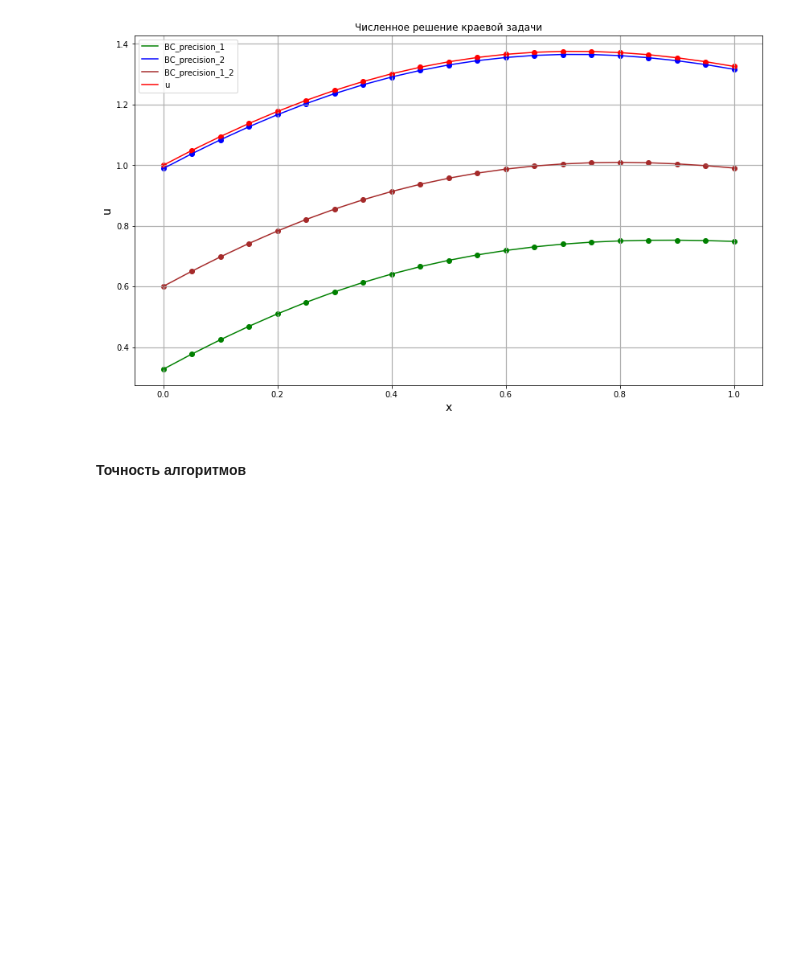
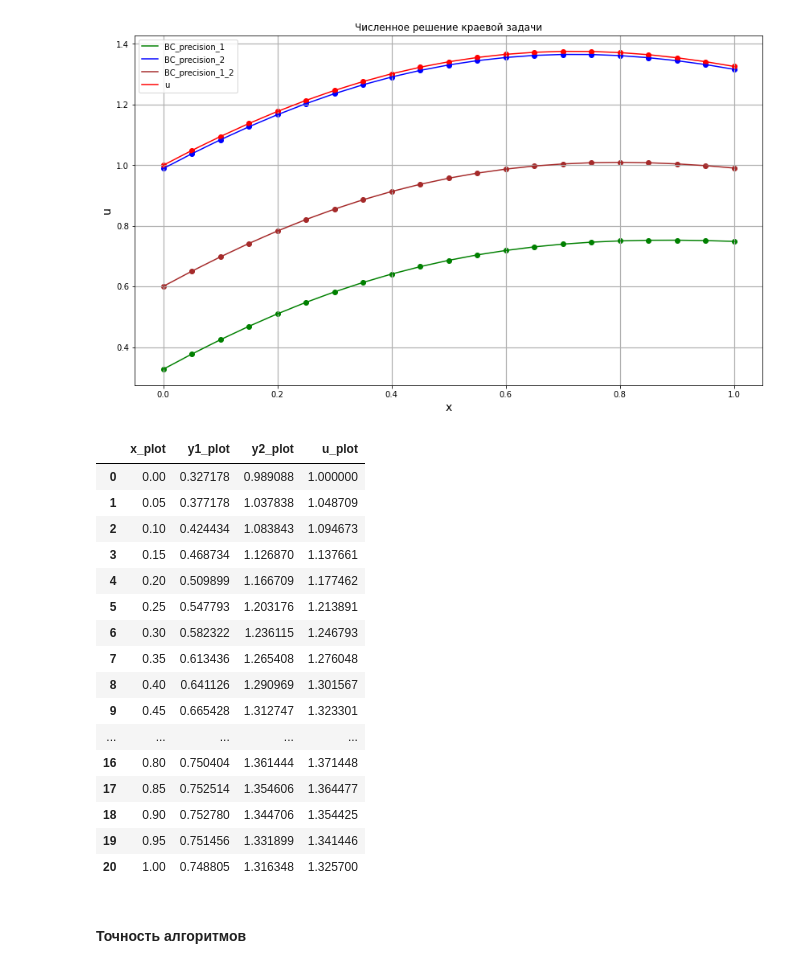
Before and after one commit to Shchetinnikov/Numerical_Methods, a Jupyter notebook: Lab6.ipynb, the cells around one changed output. Saved outputs shown, nothing was run; the diff lists cells and outputs as text; code cells hidden in the pictures; blank space fills up the shorter version.

```diff
--- a/Lab6.ipynb
+++ b/Lab6.ipynb
@@ -342,0 +386,9 @@ def SLE_constants_(x_plot, alpha1, alpha2, beta1, beta2, gamma1, gamma2, p, q, f
+# %%
+# шаг сетки
+h = 0.05
+
+# построение сетки
+x_plot= np.linspace(a, b, round((b - a) / h) + 1)
+
+print("Size of range: ", len(x_plot))
+print(x_plot)
@@ -379,6 +435,29 @@ plt.legend()
 plt.show()
 # %% [output]
 [figure]
+# %%
+d = {'x_plot': x_plot, 'y1_plot': y1_plot, 'y2_plot': y2_plot, 'u_plot': u_plot}
+
+df = pd.DataFrame(d)
+df
+# %% [output]
+|  | x_plot | y1_plot | y2_plot | u_plot |
+| 0 | 0.00 | 0.327178 | 0.989088 | 1.000000 |
+| 1 | 0.05 | 0.377178 | 1.037838 | 1.048709 |
+| 2 | 0.10 | 0.424434 | 1.083843 | 1.094673 |
+| 3 | 0.15 | 0.468734 | 1.126870 | 1.137661 |
+| 4 | 0.20 | 0.509899 | 1.166709 | 1.177462 |
+| 5 | 0.25 | 0.547793 | 1.203176 | 1.213891 |
+| 6 | 0.30 | 0.582322 | 1.236115 | 1.246793 |
+| 7 | 0.35 | 0.613436 | 1.265408 | 1.276048 |
+| 8 | 0.40 | 0.641126 | 1.290969 | 1.301567 |
+| 9 | 0.45 | 0.665428 | 1.312747 | 1.323301 |
+| ... | ... | ... | ... | ... |
+| 16 | 0.80 | 0.750404 | 1.361444 | 1.371448 |
+| 17 | 0.85 | 0.752514 | 1.354606 | 1.364477 |
+| 18 | 0.90 | 0.752780 | 1.344706 | 1.354425 |
+| 19 | 0.95 | 0.751456 | 1.331899 | 1.341446 |
+| 20 | 1.00 | 0.748805 | 1.316348 | 1.325700 |
 # %% [markdown]
 #### Точность алгоритмов
 # %%
```
Also changed, not shown: parts of 10 cells of this notebook.
